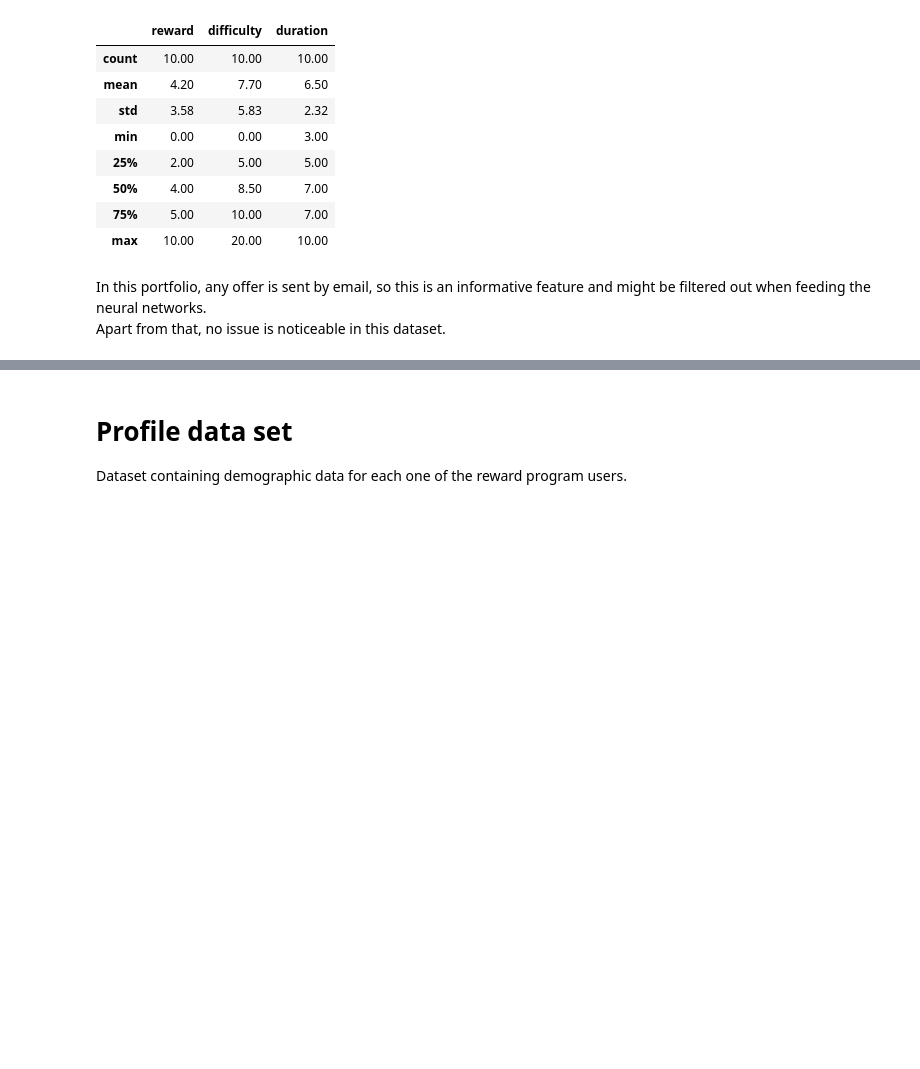
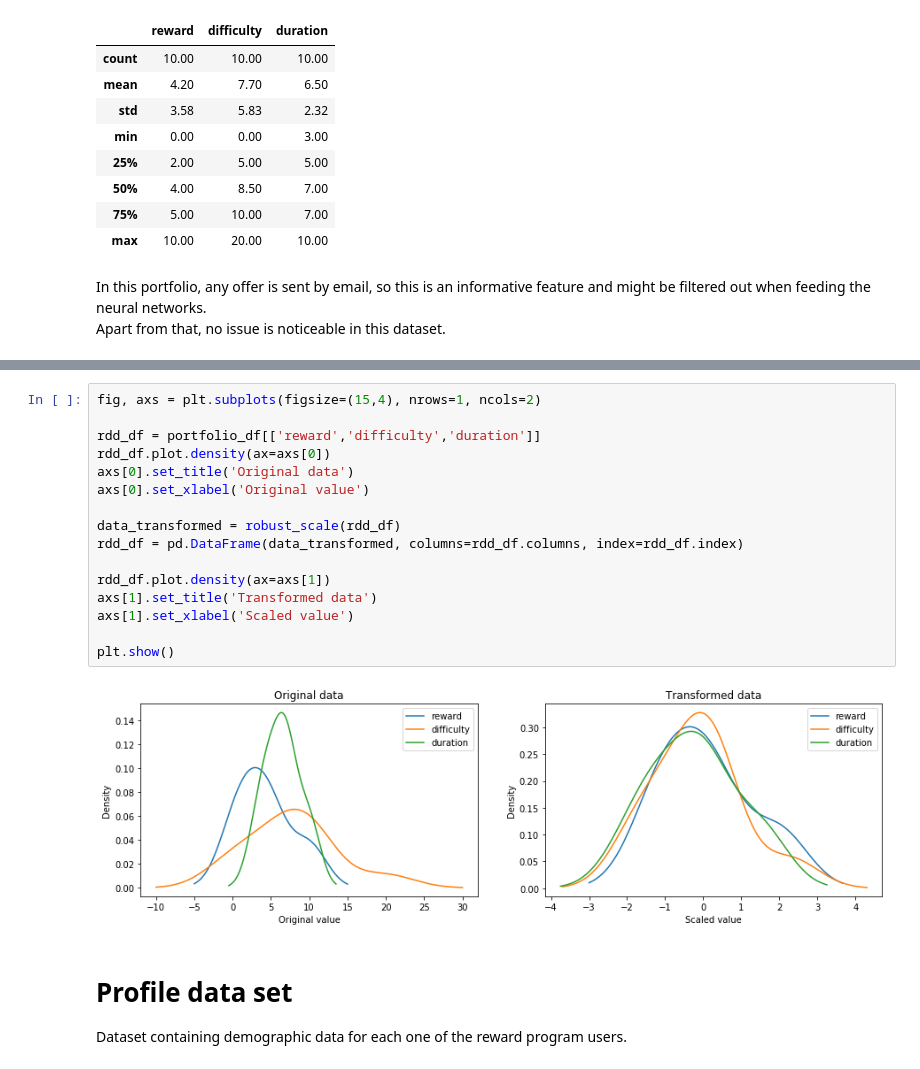
Before and after one commit to silviomori/udacity-machine-learning-capstone-starbucks, a Jupyter notebook: DataExploration.ipynb, the cells around one changed output, grey strips where cells are left out. Drawn from its saved outputs; the diff is of its cells as text; blank space fills up the shorter version.

Commit message:
feat: Scale features reward, difficulty, duration

```diff
--- a/DataExploration.ipynb
+++ b/DataExploration.ipynb
@@ -117,3 +120,21 @@ Apart from that, no issue is noticeable in this dataset.
+# %%
+fig, axs = plt.subplots(figsize=(15,4), nrows=1, ncols=2)
+
+rdd_df = portfolio_df[['reward','difficulty','duration']]
+rdd_df.plot.density(ax=axs[0])
+axs[0].set_title('Original data')
+axs[0].set_xlabel('Original value')
+
+data_transformed = robust_scale(rdd_df)
+rdd_df = pd.DataFrame(data_transformed, columns=rdd_df.columns, index=rdd_df.index)
+
+rdd_df.plot.density(ax=axs[1])
+axs[1].set_title('Transformed data')
+axs[1].set_xlabel('Scaled value')
+
+plt.show()
+# %% [output]
+[figure, added]
 # %% [markdown]
 # Profile data set
 Dataset containing demographic data for each one of the reward program users.
```
Also changed, not shown: parts of 3 cells of this notebook.
